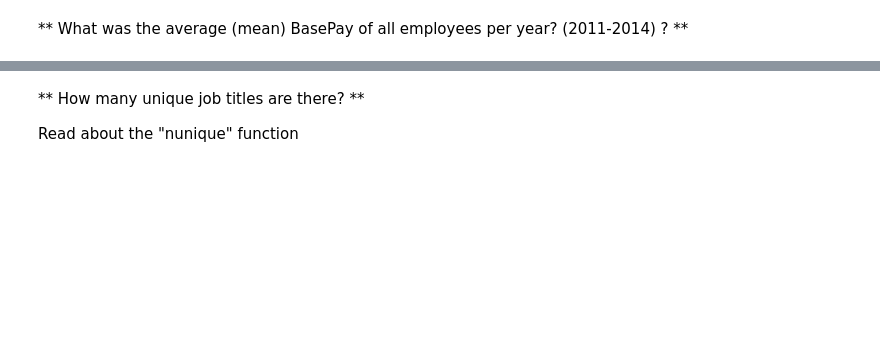
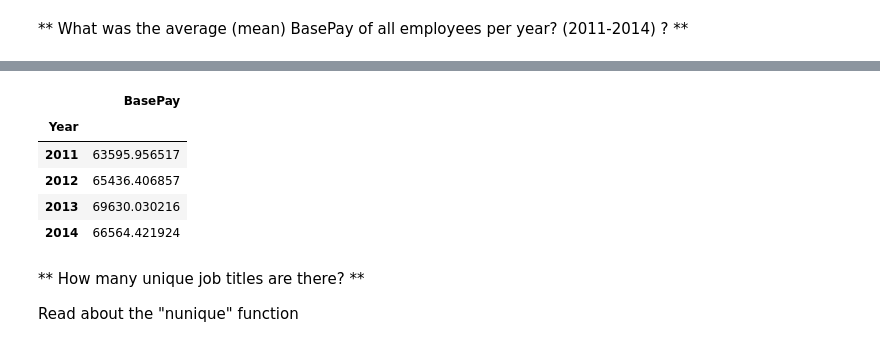
Before and after one commit to esraa-abdelmaksoud/Shai-Training-Notebooks, a Jupyter notebook: Pandas__Exercises.ipynb, the cells around one changed output, grey strips where cells are left out. Saved outputs shown, nothing was run; the diff lists cells and outputs as text; code cells hidden in the pictures; blank space fills up the shorter version.

```diff
--- a/Pandas__Exercises.ipynb
+++ b/Pandas__Exercises.ipynb
@@ -14,4 +16,6 @@ Welcome to a quick exercise for you to practice your pandas skills! We will be u
 # %% [markdown]
 ** Read Salaries.csv as a dataframe called sal.**
+# %%
+sal = pd.read_csv("/content/Salaries(exercise).csv")
 # %% [markdown]
 ** Check the head of the DataFrame. **
@@ -70,3 +81,12 @@ Name: BasePay, dtype: float64
+# %%
+sal[['Year','BasePay']].groupby("Year").mean()
+# %% [output]
+|  | BasePay |
+| Year |  |
+| 2011 | 63595.956517 |
+| 2012 | 65436.406857 |
+| 2013 | 69630.030216 |
+| 2014 | 66564.421924 |
 # %% [markdown]
 ** How many unique job titles are there? **
 
```
Also changed, not shown: parts of 24 cells of this notebook.
